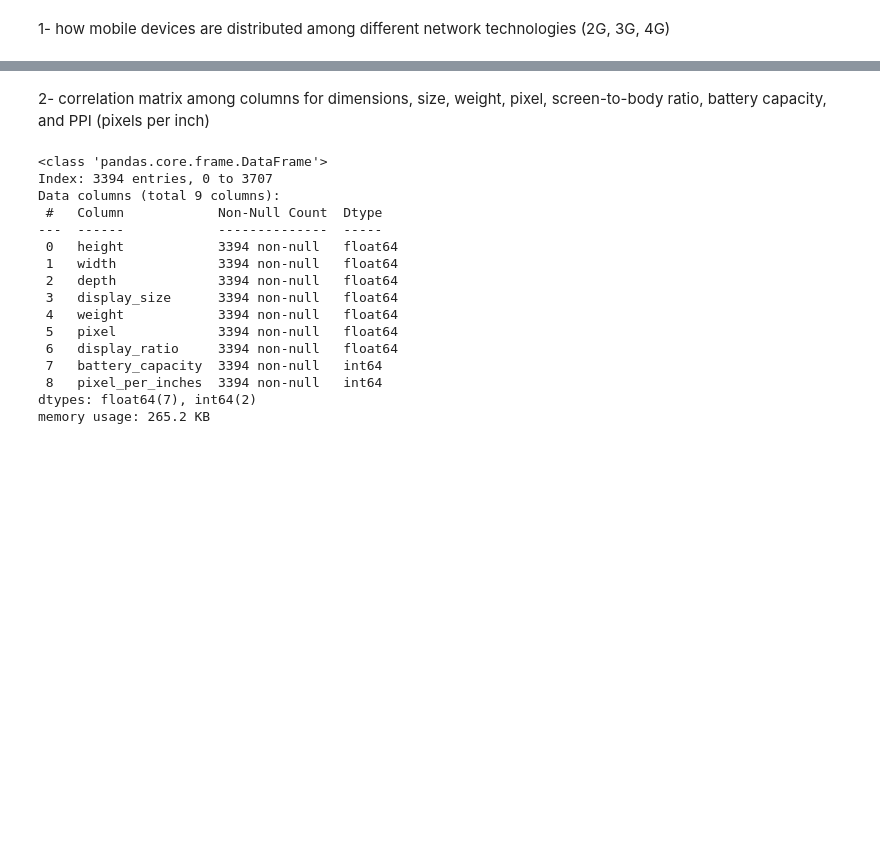
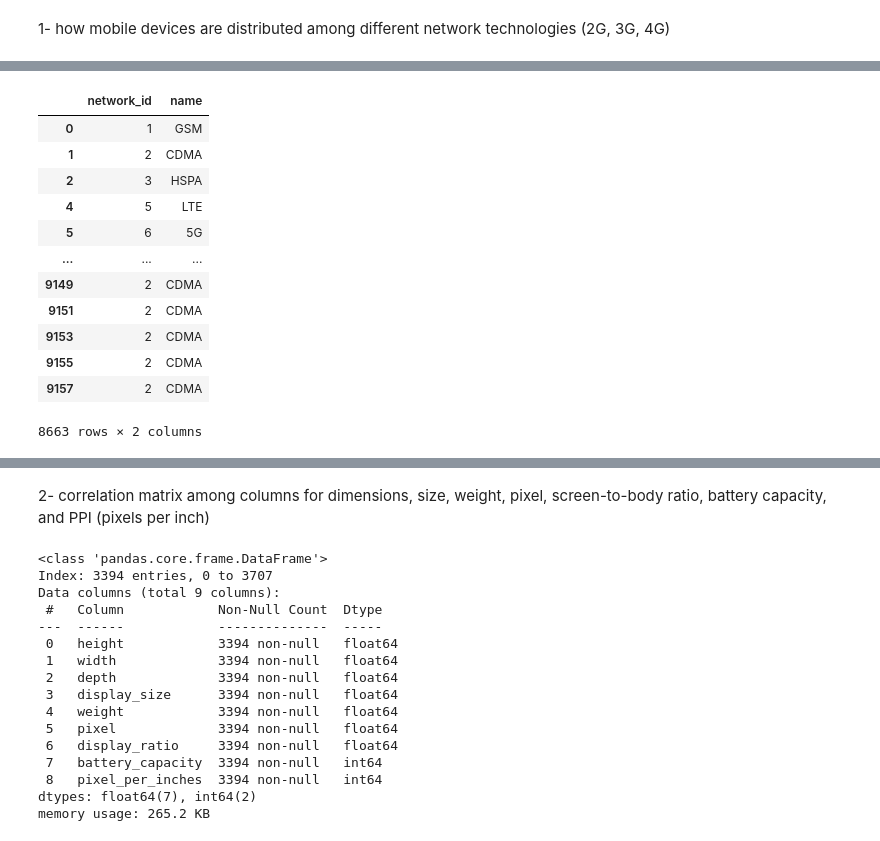
Before and after one commit to realBagher/gsmarean_analysis_ns, a Jupyter notebook: Statistics.ipynb, the cells around one changed output, grey strips where cells are left out. Saved outputs shown, nothing was run; the diff lists cells and outputs as text; code cells hidden in the pictures; blank space fills up the shorter version.

```diff
--- a/Statistics.ipynb
+++ b/Statistics.ipynb
@@ -58,2 +23,20 @@ data
+# %%
+tech = ['GSM', 'CDMA', 'HSPA', 'LTE', '5G']
+data = df[df.name.isin(tech)]
+data
+# %% [output]
+|  | network_id | name |
+| 0 | 1 | GSM |
+| 1 | 2 | CDMA |
+| 2 | 3 | HSPA |
+| 4 | 5 | LTE |
+| 5 | 6 | 5G |
+| ... | ... | ... |
+| 9149 | 2 | CDMA |
+| 9151 | 2 | CDMA |
+| 9153 | 2 | CDMA |
+| 9155 | 2 | CDMA |
+| 9157 | 2 | CDMA |
+8663 rows × 2 columns
 # %%
 #distribution of network technologies
```
Also changed, not shown: parts of 5 cells of this notebook.
